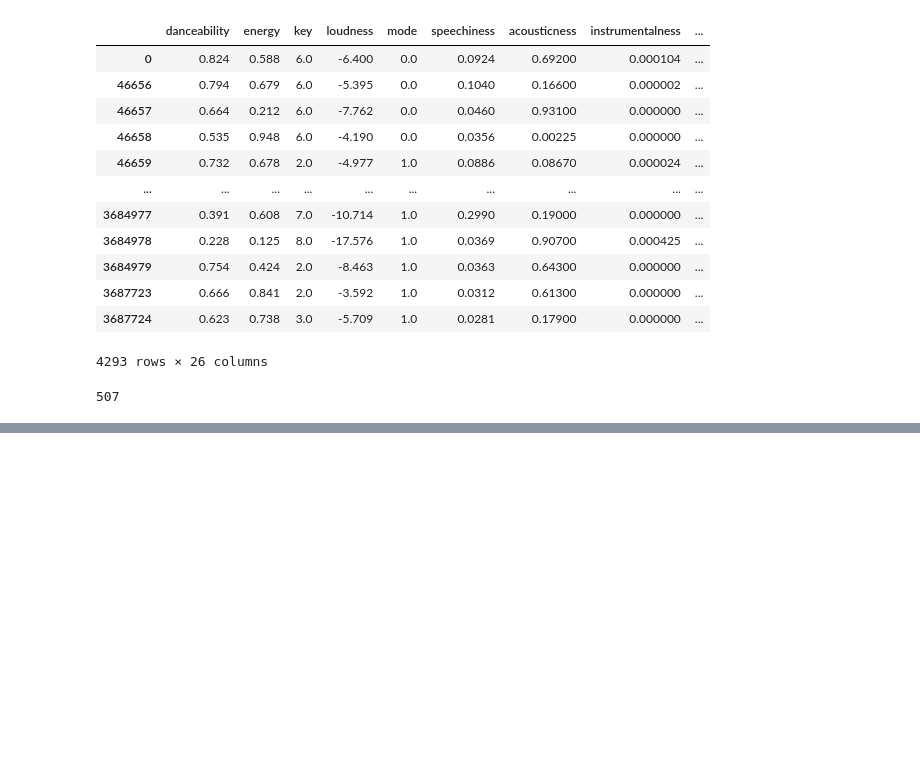
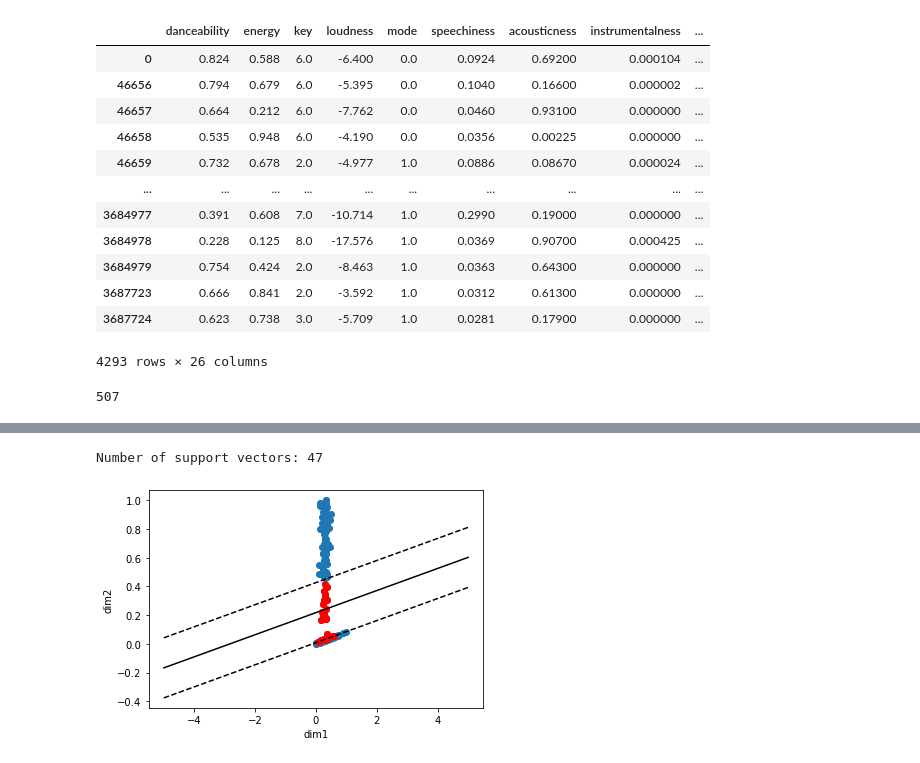
Before and after one commit to reccleston/song-predictions, a Jupyter notebook: ryan/data/billboard20182020cleanup.ipynb, the cells around one changed output, grey strips where cells are left out. Drawn from its saved outputs; the diff is of its cells as text; code cells hidden in the pictures; blank space fills up the shorter version.

Commit message:
plotted margin

```diff
--- a/ryan/data/billboard20182020cleanup.ipynb
+++ b/ryan/data/billboard20182020cleanup.ipynb
@@ -466,0 +439,30 @@ weighted avg       0.99      0.99      0.99       215
+# %%
+import numpy as np
+# get the separating hyperplane
+w = SVM.coef_[0]
+a = -w[0] / w[1]
+xx = np.linspace(-5, 5)
+yy = a * xx - (SVM.intercept_[0]) / w[1]
+
+margin = 1 / np.sqrt(np.sum(SVM.coef_ ** 2))
+yy_down = yy - np.sqrt(1 + a ** 2) * margin
+yy_up = yy + np.sqrt(1 + a ** 2) * margin
+
+plt.clf()
+plt.plot(xx, yy, 'k-')
+plt.plot(xx, yy_down, 'k--')
+plt.plot(xx, yy_up, 'k--')
+
+support_vectors = SVM.support_vectors_
+plt.scatter(X_train_scaled[:,0], X_train_scaled[:,1])
+plt.scatter(support_vectors[:,0], support_vectors[:,1], color='red')
+# plt.title('Linearly separable data with support vectors')
+plt.xlabel('dim1')
+plt.ylabel('dim2')
+
+plt.axis('tight')
+
+print(f'Number of support vectors: {len(support_vectors)}')
+# %% [output]
+Number of support vectors: 47
+[figure, added]
```
Also changed, not shown: parts of 31 cells of this notebook.
